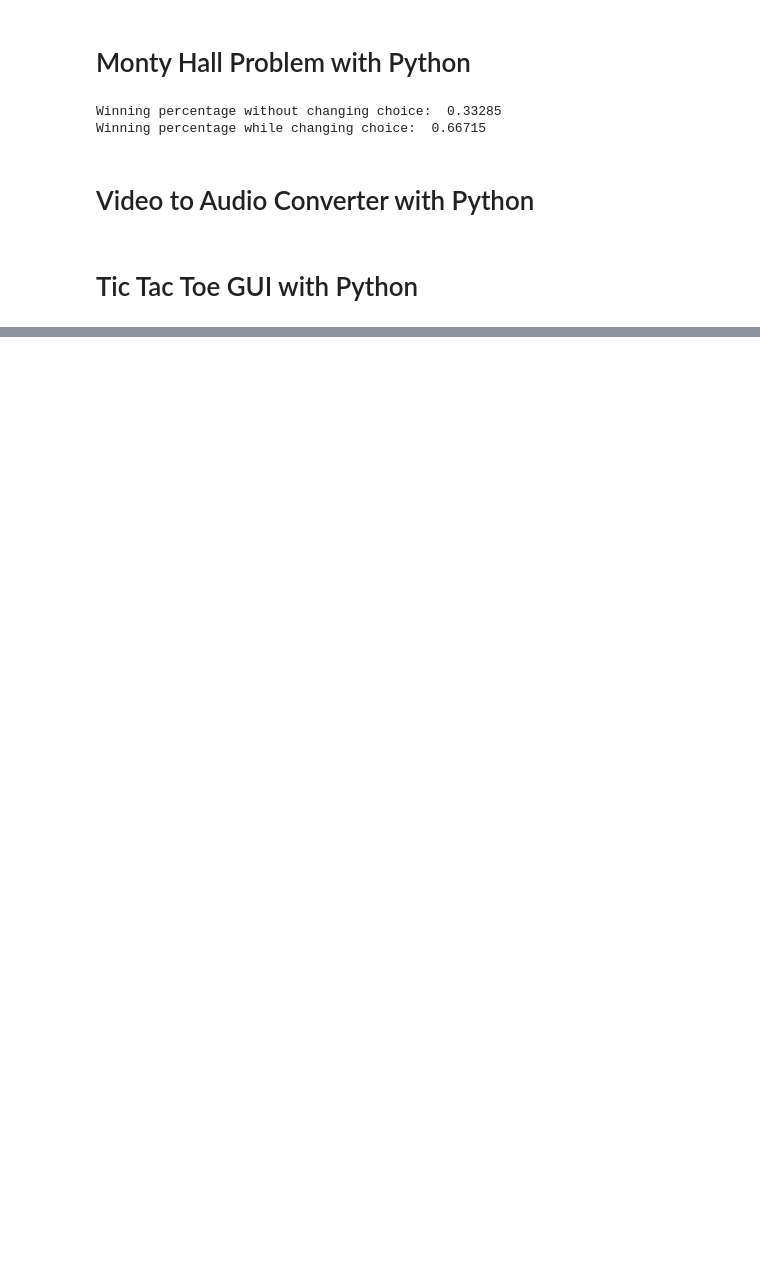
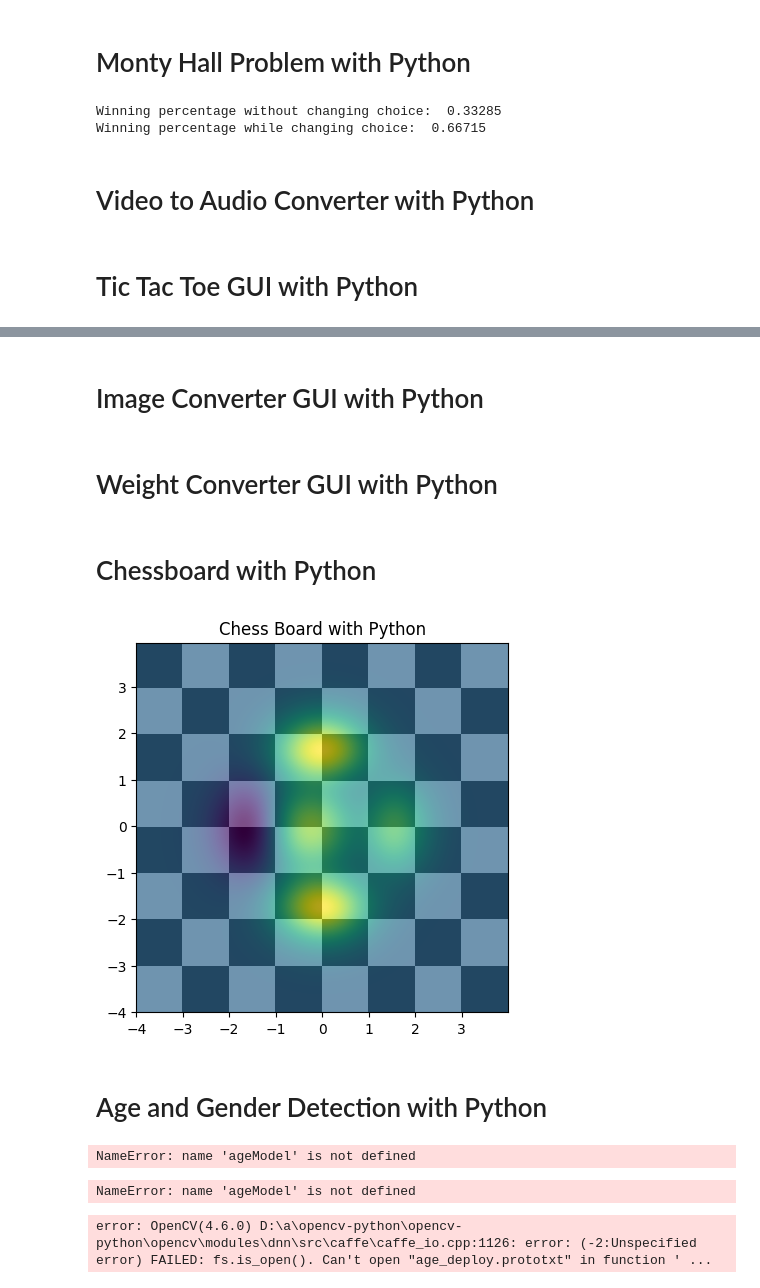
Before and after one commit to isaac8074/amazon-interview-questions, a Jupyter notebook: Random Python Projects/main.ipynb, the cells around one changed output, grey strips where cells are left out. Cells and saved outputs as stored; diff of their text form; code cells hidden in the pictures; blank space fills up the shorter version.

```diff
--- a/Random Python Projects/main.ipynb
+++ b/Random Python Projects/main.ipynb
@@ -888,0 +1190,2 @@ if __name__ == '__main__':
+# %% [markdown]
+# Image Converter GUI with Python
@@ -888,0 +1221,2 @@ if __name__ == '__main__':
+# %% [markdown]
+# Weight Converter GUI with Python
@@ -888,0 +1262,25 @@ if __name__ == '__main__':
+# %% [markdown]
+# Chessboard with Python
+# %%
+import matplotlib.pyplot as plt
+import numpy as np
+from matplotlib.colors import LogNorm
+
+dx, dy = 0.015, 0.05
+x = np.arange(-4.0, 4.0, dx)
+y = np.arange(-4.0, 4.0, dy)
+X, Y = np.meshgrid(x, y)
+extent = np.min(x), np.max(x), np.min(y), np.max(y)
+z1 = np.add.outer(range(8), range(8)) % 2
+plt.imshow(z1, cmap="binary_r", interpolation="nearest", extent=extent, alpha=1)
+
+def chess(x, y):
+    return (1 - x / 2 + x ** 5 + y ** 6) * np.exp(-(x ** 2 + y ** 2))
+z2 = chess(X, Y)
+plt.imshow(z2, alpha=0.7, interpolation="bilinear", extent=extent)
+plt.title("Chess Board with Python")
+plt.show()
+# %% [output]
+[figure, added]
+# %% [markdown]
+# Age and Gender Detection with Python
@@ -888,0 +1309,44 @@ if __name__ == '__main__':
+# %%
+genderProto = "gender_deploy.prototxt"
+genderModel = "gender_net.caffemodel"
+ageNet = cv.dnn.readNet(ageModel, ageProto)
+
+genderList = ['Male', 'Female']
+
+blob = cv.dnn.blobFromImage(face, 1, (227, 227), MODEL_MEAN_VALUES, swapRB=False)
+genderNet.setInput(blob)
+genderPreds = genderNet.forward()
+gender = genderList[genderPreds[0].argmax()]
+print("Gender Output : {}".format(genderPreds))
+print("Gender : {}".format(gender))
+# %% [output]
+NameError: name 'ageModel' is not defined
+# %%
+genderProto = "gender_deploy.prototxt"
+genderModel = "gender_net.caffemodel"
+ageNet = cv.dnn.readNet(ageModel, ageProto)
+
+genderList = ['Male', 'Female']
+
+blob = cv.dnn.blobFromImage(face, 1, (227, 227), MODEL_MEAN_VALUES, swapRB=False)
+genderNet.setInput(blob)
+genderPreds = genderNet.forward()
+gender = genderList[genderPreds[0].argmax()]
+print("Gender Output : {}".format(genderPreds))
+print("Gender : {}".format(gender))
+# %% [output]
+NameError: name 'ageModel' is not defined
+# %%
+ageProto = "age_deploy.prototxt"
+ageModel = "age_net.caffemodel"
+ageNet = cv.dnn.readNet(ageModel, ageProto)
+
+ageList = ['(0 - 2)', '(4 - 6)', '(8 - 12)', '(15 - 20)', '(25 - 32)', '(38 - 43)', '(48 - 53)', '(60 - 100)']
+
+ageNet.setInput(blob)
+agePreds = ageNet.forward()
+age = ageList[agePreds[0].argmax()]
+print("Gender Output : {}".format(agePreds))
+print("Gender : {}".format(age))
+# %% [output]
+error: OpenCV(4.6.0) D:\a\opencv-python\opencv-python\opencv\modules\dnn\src\caffe\caffe_io.cpp:1126: error: (-2:Unspecified error) FAILED: fs.is_open(). Can't open "age_deploy.prototxt" in function ' ...
```
Also changed, not shown: parts of 17 cells of this notebook, 2 other files.
